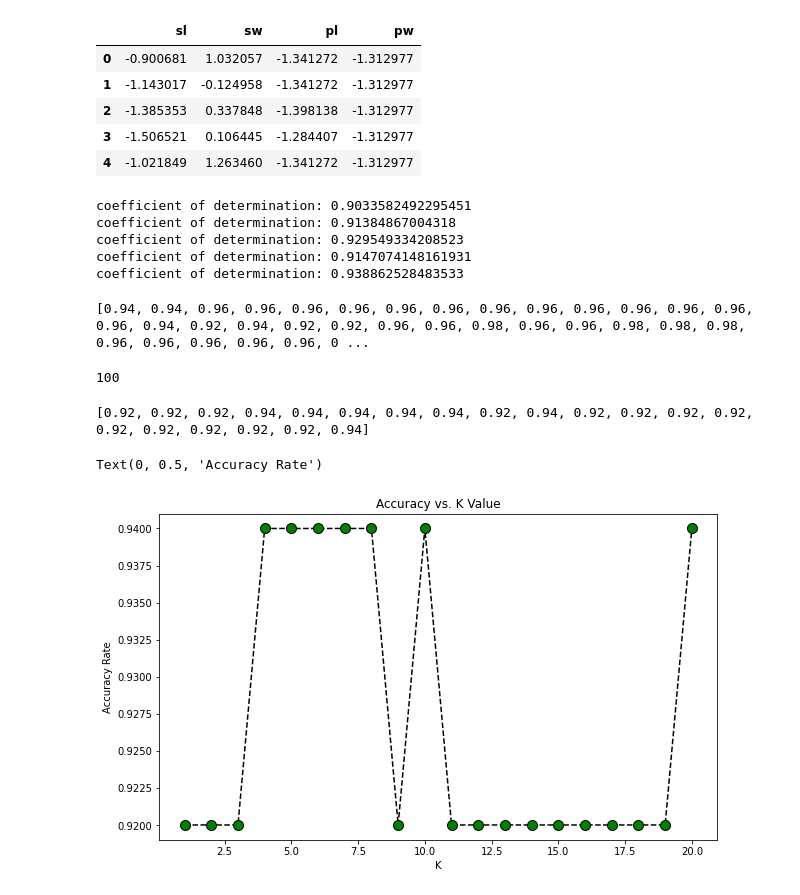
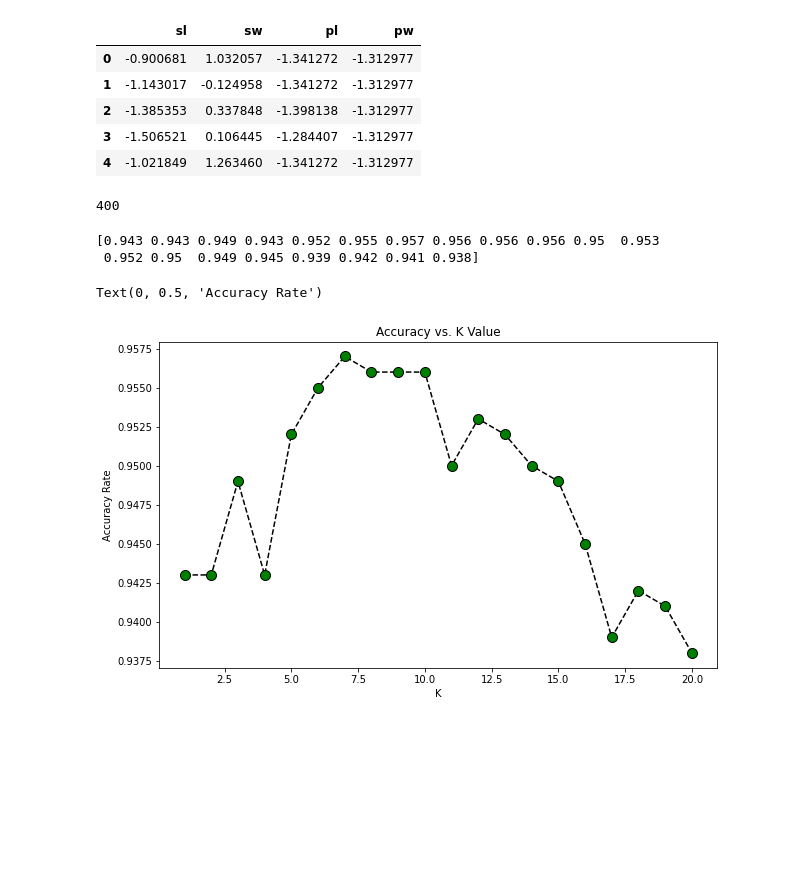
Before and after one commit to ggoodwin20/ML_Group11, a Jupyter notebook: knn_grp11_TEST.ipynb, the cells around one changed output. Drawn from its saved outputs; the diff is of its cells as text; code cells hidden in the pictures; blank space fills up the shorter version.

```diff
--- a/knn_grp11_TEST.ipynb
+++ b/knn_grp11_TEST.ipynb
@@ -38,53 +35,30 @@ X_train, X_test, y_train, y_test = train_test_split(scaled_features,df['sp'],
-# %%
-for seed in range(5):
-    X_train, X_test, y_train, y_test = train_test_split(scaled_features, df['sp'], test_size=0.33, random_state=seed)
-
-    modelall = LinearRegression()
-    modelall.fit(X_train, y_train)
-    r_sq = modelall.score(X_test, y_test)
-    print('coefficient of determination:', r_sq)
-# %% [output]
-coefficient of determination: 0.9033582492295451
-coefficient of determination: 0.91384867004318
-coefficient of determination: 0.929549334208523
-coefficient of determination: 0.9147074148161931
-coefficient of determination: 0.938862528483533
 # %%
 accuracy_rate = []
-for seed in range(5):
-    for i in range(1,21):
-        X_train, X_test, y_train, y_test = train_test_split(scaled_features, df['sp'], test_size=0.33, random_state=seed)
+for i in range(1,21):
+    for j in range(20):
+        X_train, X_test, y_train, y_test = train_test_split(scaled, df['sp'], test_size=0.33, random_state=j)
         knn = KNeighborsClassifier(n_neighbors=i)
         knn.fit(X_train,y_train)
         pred_i = knn.predict(X_test)
         accuracy_rate.append(np.mean(pred_i == y_test))
-print (accuracy_rate)
 len(accuracy_rate)
 # %% [output]
-[0.94, 0.94, 0.96, 0.96, 0.96, 0.96, 0.96, 0.96, 0.96, 0.96, 0.96, 0.96, 0.96, 0.96, 0.96, 0.94, 0.92, 0.94, 0.92, 0.92, 0.96, 0.96, 0.98, 0.96, 0.96, 0.98, 0.98, 0.98, 0.96, 0.96, 0.96, 0.96, 0.96, 0 ...
+400
-100
-# %%
-# Choosing K and Accuracy Rate
-accuracy_rate = []
-
-for i in range(1,21):
-
-    knn = KNeighborsClassifier(n_neighbors=i)
-    knn.fit(X_train,y_train)
-    pred_i = knn.predict(X_test)
-    accuracy_rate.append(np.mean(pred_i == y_test))
-
-print( accuracy_rate )
-# %% [output]
-[0.92, 0.92, 0.92, 0.94, 0.94, 0.94, 0.94, 0.94, 0.92, 0.94, 0.92, 0.92, 0.92, 0.92, 0.92, 0.92, 0.92, 0.92, 0.92, 0.94]
+# %%
+accmat = np.reshape(accuracy_rate,(20,20))
+acc_avg = np.apply_along_axis(statistics.mean, 1, accmat)
+print(acc_avg)
+# %% [output]
+[0.943 0.943 0.949 0.943 0.952 0.955 0.957 0.956 0.956 0.956 0.95  0.953
+ 0.952 0.95  0.949 0.945 0.939 0.942 0.941 0.938]
 # %%
 # Line Chart
 plt.figure(figsize=(10,6))
-plt.plot(range(1,21),accuracy_rate,color='black', linestyle='dashed', marker='o',
+plt.plot(range(1,21),acc_avg,color='black', linestyle='dashed', marker='o',
          markerfacecolor='green', markersize=10)
 plt.title('Accuracy vs. K Value')
 plt.xlabel('K')
 plt.ylabel('Accuracy Rate')
 # %% [output]
 Text(0, 0.5, 'Accuracy Rate')
-[figure, old version]
+[figure, new version]
```
Also changed, not shown: parts of 3 cells of this notebook.
